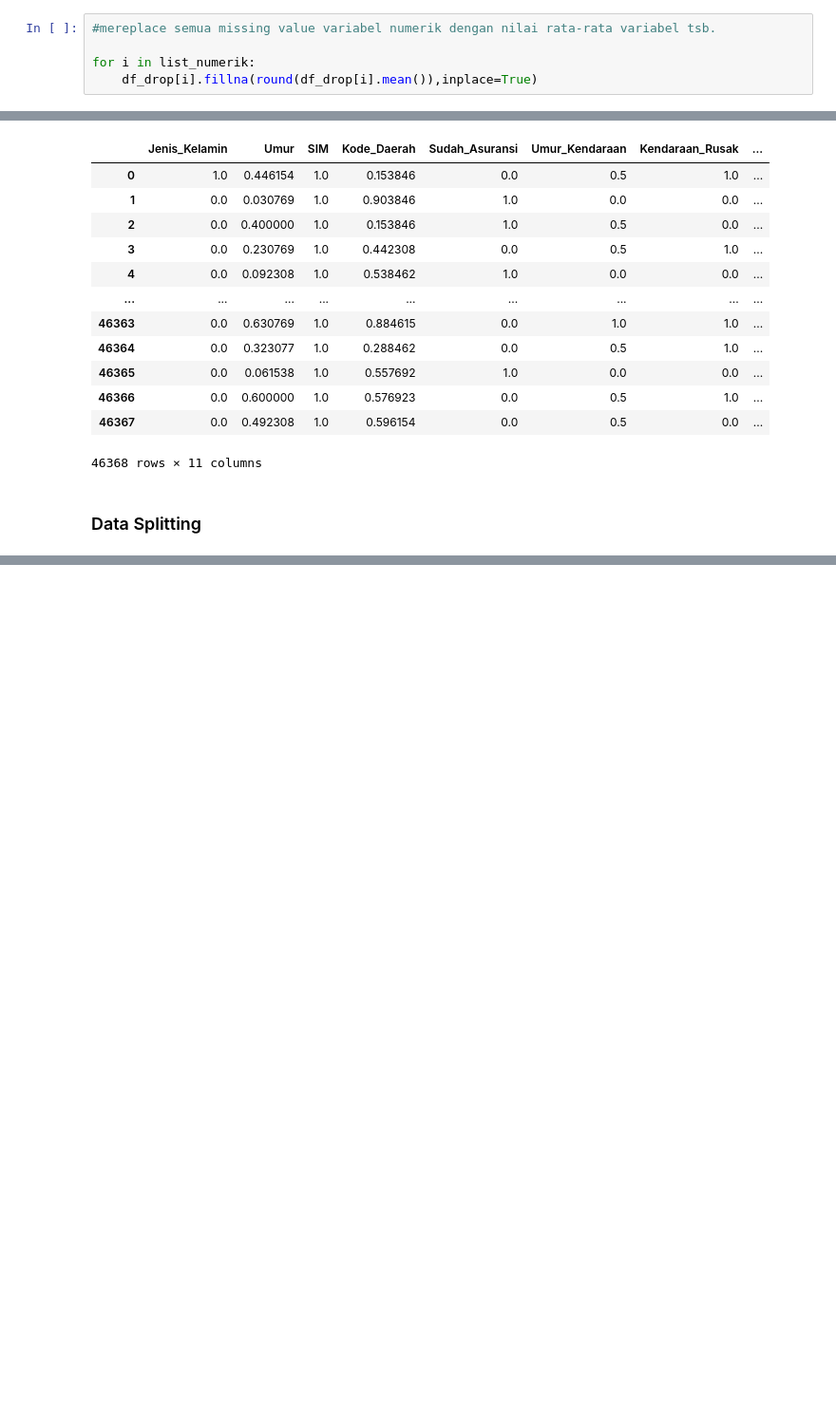
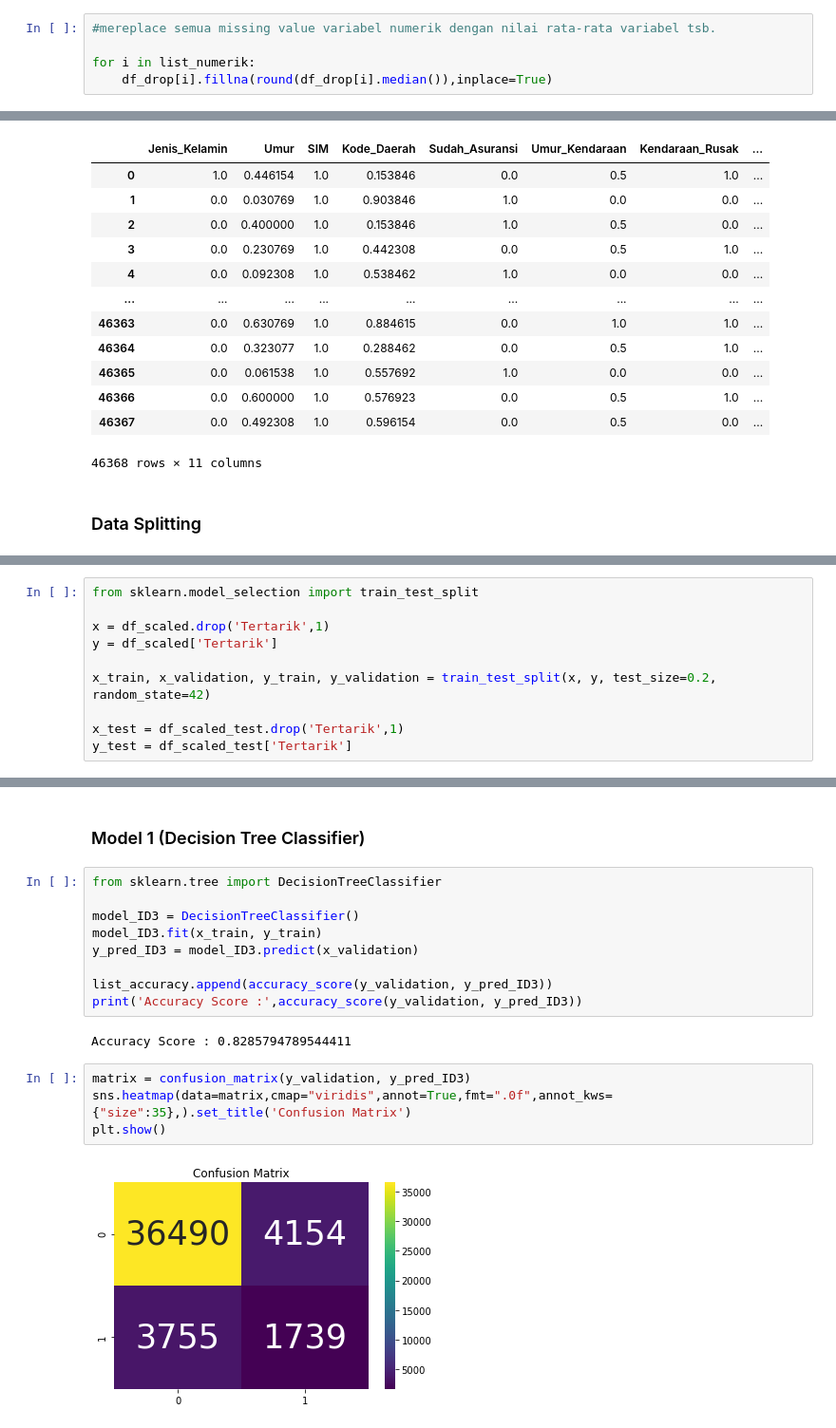
Before and after one commit to raihanmuhith/Classification, a Jupyter notebook: Tubes MCL 2.ipynb, the cells around one changed output, grey strips where cells are left out. Shown: that part at 95% size. Drawn from its saved outputs; the diff is of its cells as text; blank space fills up the shorter version.

```diff
--- a/Tubes MCL 2.ipynb
+++ b/Tubes MCL 2.ipynb
@@ -153,7 +153,7 @@ list_kategorik = [x for x in df_drop.axes[1].tolist() if x not in list_numerik]
 #mereplace semua missing value variabel numerik dengan nilai rata-rata variabel tsb.
 
 for i in list_numerik:
-    df_drop[i].fillna(round(df_drop[i].mean()),inplace=True)
+    df_drop[i].fillna(round(df_drop[i].median()),inplace=True)
 # %%
 #mereplace semua missing value variabel kategorikal dengan nilai modus variabel tsb.
 
@@ -571,0 +529,10 @@ Name: Tertarik, Length: 46368, dtype: float64
+# %%
+from sklearn.model_selection import train_test_split
+
+x = df_scaled.drop('Tertarik',1)
+y = df_scaled['Tertarik']
+
+x_train, x_validation, y_train, y_validation = train_test_split(x, y, test_size=0.2, random_state=42)
+
+x_test = df_scaled_test.drop('Tertarik',1)
+y_test = df_scaled_test['Tertarik']
@@ -571,0 +560,19 @@ Name: Tertarik, Length: 46368, dtype: float64
+# %% [markdown]
+### Model 1 (Decision Tree Classifier)
+# %%
+from sklearn.tree import DecisionTreeClassifier
+
+model_ID3 = DecisionTreeClassifier()
+model_ID3.fit(x_train, y_train)
+y_pred_ID3 = model_ID3.predict(x_validation)
+
+list_accuracy.append(accuracy_score(y_validation, y_pred_ID3))
+print('Accuracy Score :',accuracy_score(y_validation, y_pred_ID3))
+# %% [output]
+Accuracy Score : 0.8285794789544411
+# %%
+matrix = confusion_matrix(y_validation, y_pred_ID3)
+sns.heatmap(data=matrix,cmap="viridis",annot=True,fmt=".0f",annot_kws={"size":35},).set_title('Confusion Matrix')
+plt.show()
+# %% [output]
+[figure, added]
```
Also changed, not shown: parts of 30 cells of this notebook, 1 other file.
